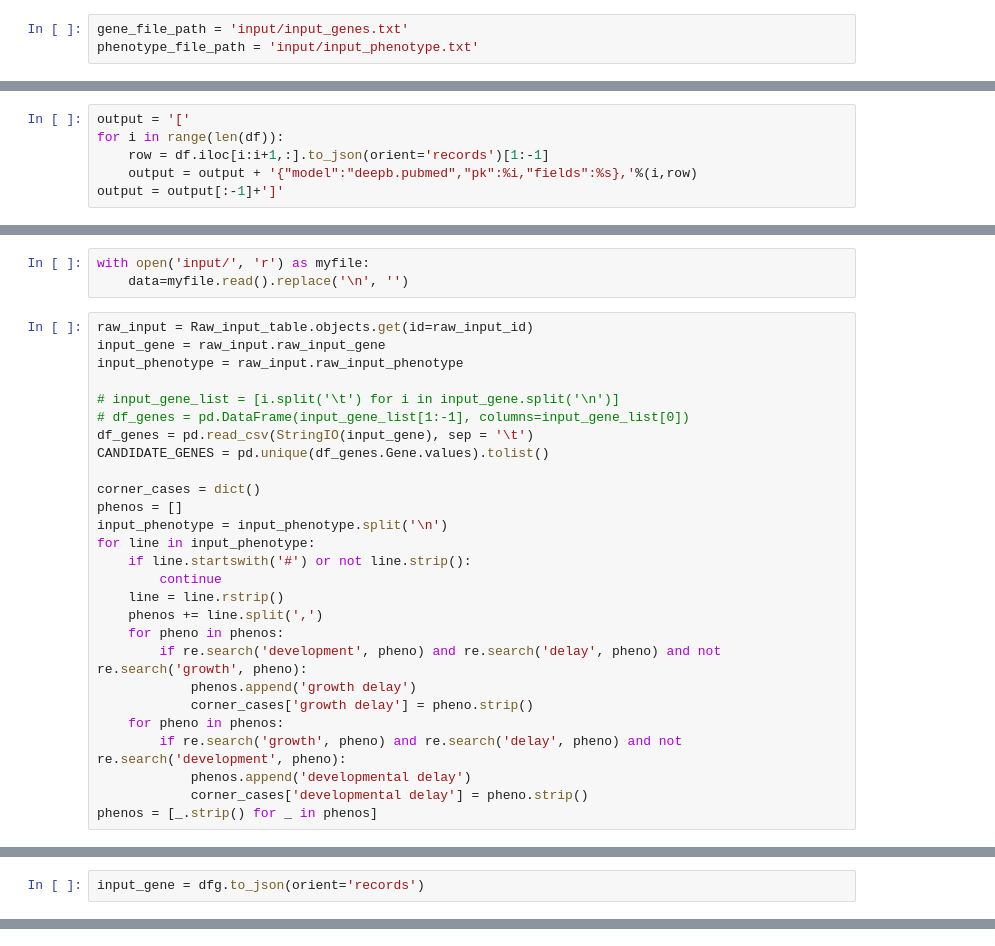
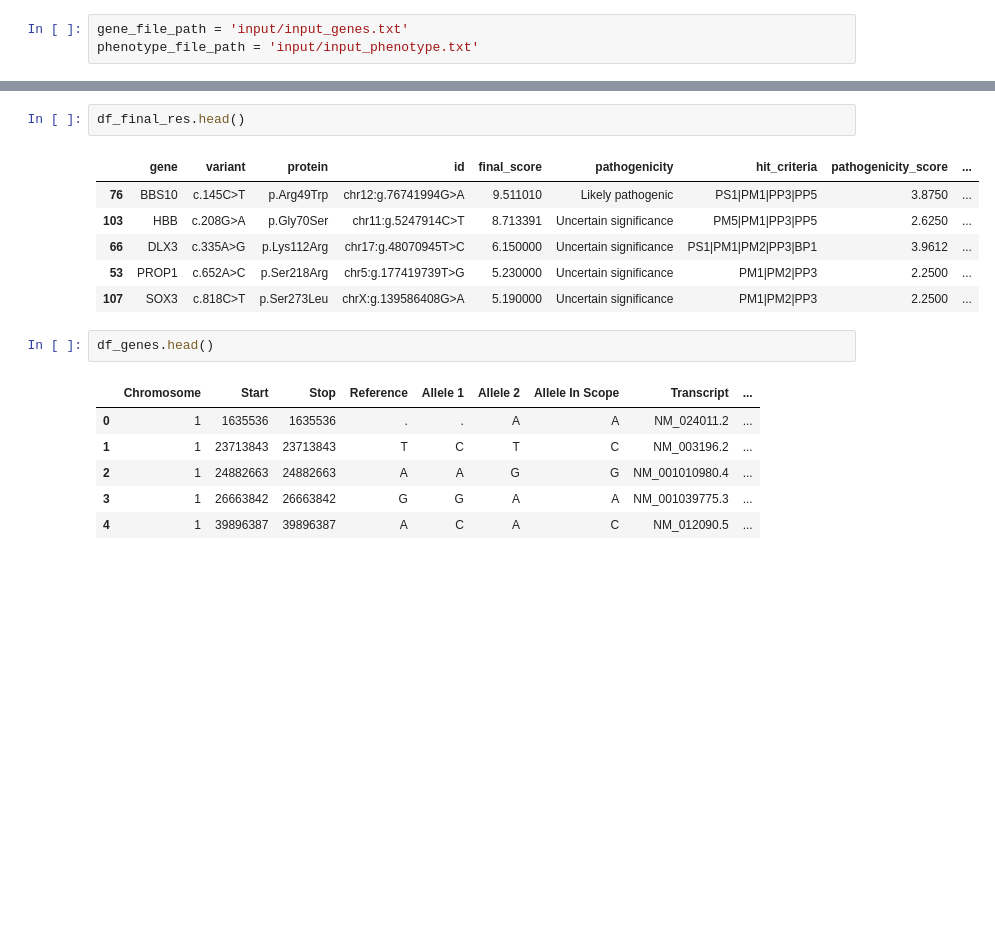
Before and after one commit to xguo39/deepbrain, a Jupyter notebook: deepb/test.ipynb, the cells around one changed output, grey strips where cells are left out. Drawn from its saved outputs; the diff is of its cells as text; blank space fills up the shorter version.

```diff
--- a/deepb/test.ipynb
+++ b/deepb/test.ipynb
@@ -187,6 +3,0 @@ output
-# %%
-output = '['
-for i in range(len(df)):
-    row = df.iloc[i:i+1,:].to_json(orient='records')[1:-1]
-    output = output + '{"model":"deepb.pubmed","pk":%i,"fields":%s},'%(i,row)
-output = output[:-1]+']'
@@ -212,30 +3,0 @@ admin.pyc                  data/                      main.py
-# %%
-with open('input/', 'r') as myfile:
-    data=myfile.read().replace('\n', '')
-# %%
-raw_input = Raw_input_table.objects.get(id=raw_input_id)
-input_gene = raw_input.raw_input_gene
-input_phenotype = raw_input.raw_input_phenotype
-
-# input_gene_list = [i.split('\t') for i in input_gene.split('\n')]
-# df_genes = pd.DataFrame(input_gene_list[1:-1], columns=input_gene_list[0])
-df_genes = pd.read_csv(StringIO(input_gene), sep = '\t')
-CANDIDATE_GENES = pd.unique(df_genes.Gene.values).tolist()
-
-corner_cases = dict()
-phenos = []
-input_phenotype = input_phenotype.split('\n')
-for line in input_phenotype:
-    if line.startswith('#') or not line.strip():
-        continue
-    line = line.rstrip()
-    phenos += line.split(',')
-    for pheno in phenos:
-        if re.search('development', pheno) and re.search('delay', pheno) and not re.search('growth', pheno):
-            phenos.append('growth delay')
-            corner_cases['growth delay'] = pheno.strip()
-    for pheno in phenos:
-        if re.search('growth', pheno) and re.search('delay', pheno) and not re.search('development', pheno):
-            phenos.append('developmental delay')
-            corner_cases['developmental delay'] = pheno.strip()
-phenos = [_.strip() for _ in phenos]
@@ -256,2 +3,0 @@ dfg = pd.read_csv('input/input_genes.txt', sep = '\t')
-# %%
-input_gene = dfg.to_json(orient='records')
@@ -443,5 +390,23 @@ if phenos:
 else:
     df_final_res = ACMG_result
+# %%
+df_final_res.head()
+# %% [output]
+|  | gene | variant | protein | id | final_score | pathogenicity | hit_criteria | pathogenicity_score | ... |
+| 76 | BBS10 | c.145C>T | p.Arg49Trp | chr12:g.76741994G>A | 9.511010 | Likely pathogenic | PS1|PM1|PP3|PP5 | 3.8750 | ... |
+| 103 | HBB | c.208G>A | p.Gly70Ser | chr11:g.5247914C>T | 8.713391 | Uncertain significance | PM5|PM1|PP3|PP5 | 2.6250 | ... |
+| 66 | DLX3 | c.335A>G | p.Lys112Arg | chr17:g.48070945T>C | 6.150000 | Uncertain significance | PS1|PM1|PM2|PP3|BP1 | 3.9612 | ... |
+| 53 | PROP1 | c.652A>C | p.Ser218Arg | chr5:g.177419739T>G | 5.230000 | Uncertain significance | PM1|PM2|PP3 | 2.2500 | ... |
+| 107 | SOX3 | c.818C>T | p.Ser273Leu | chrX:g.139586408G>A | 5.190000 | Uncertain significance | PM1|PM2|PP3 | 2.2500 | ... |
+# %%
+df_genes.head()
+# %% [output]
+|  | Chromosome | Start | Stop | Reference | Allele 1 | Allele 2 | Allele In Scope | Transcript | ... |
+| 0 | 1 | 1635536 | 1635536 | . | . | A | A | NM_024011.2 | ... |
+| 1 | 1 | 23713843 | 23713843 | T | C | T | C | NM_003196.2 | ... |
+| 2 | 1 | 24882663 | 24882663 | A | A | G | G | NM_001010980.4 | ... |
+| 3 | 1 | 26663842 | 26663842 | G | G | A | A | NM_001039775.3 | ... |
+| 4 | 1 | 39896387 | 39896387 | A | C | A | C | NM_012090.5 | ... |
 # %%
 phenos
 # %% [output]
```
Also changed, not shown: parts of 47 cells of this notebook, 20 other files.
